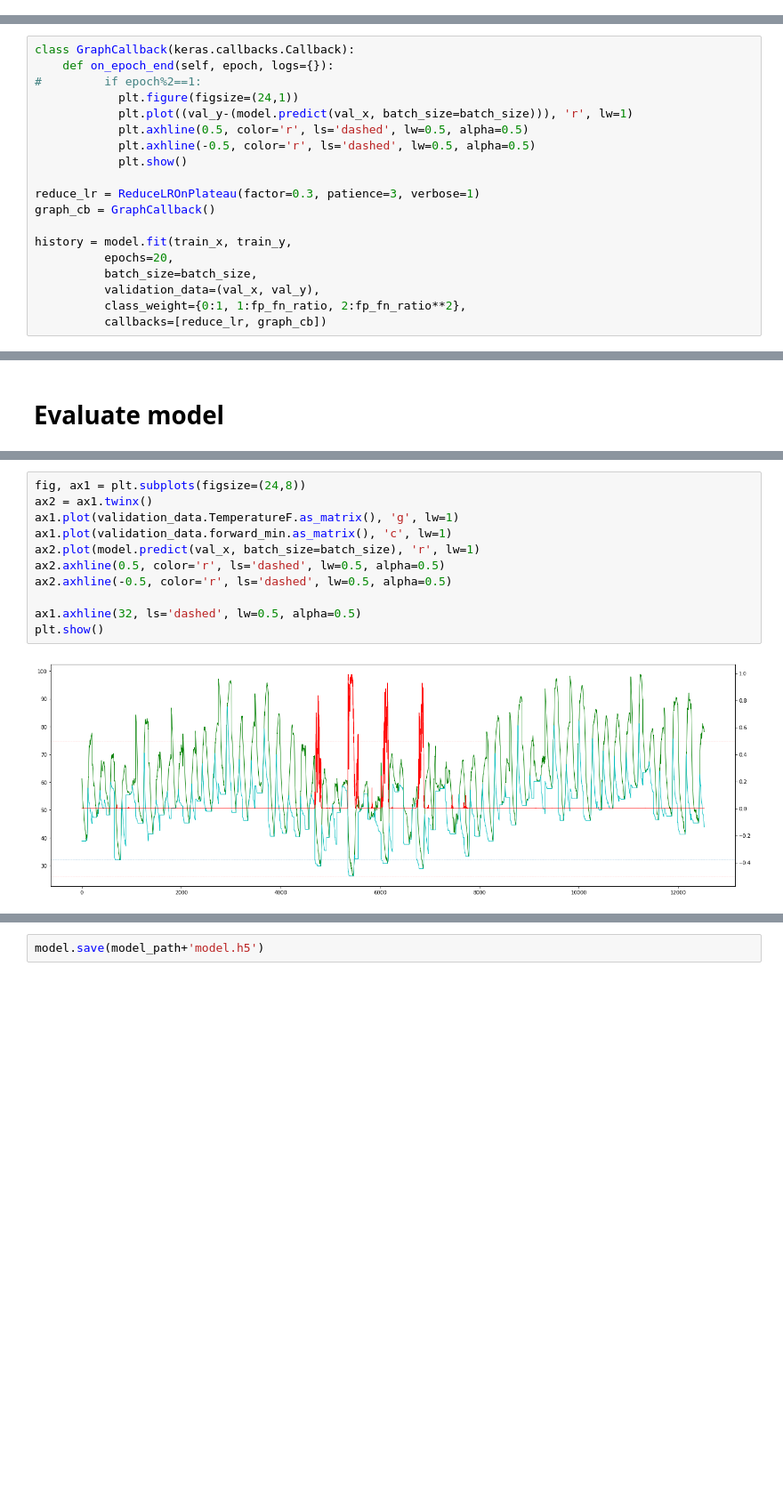
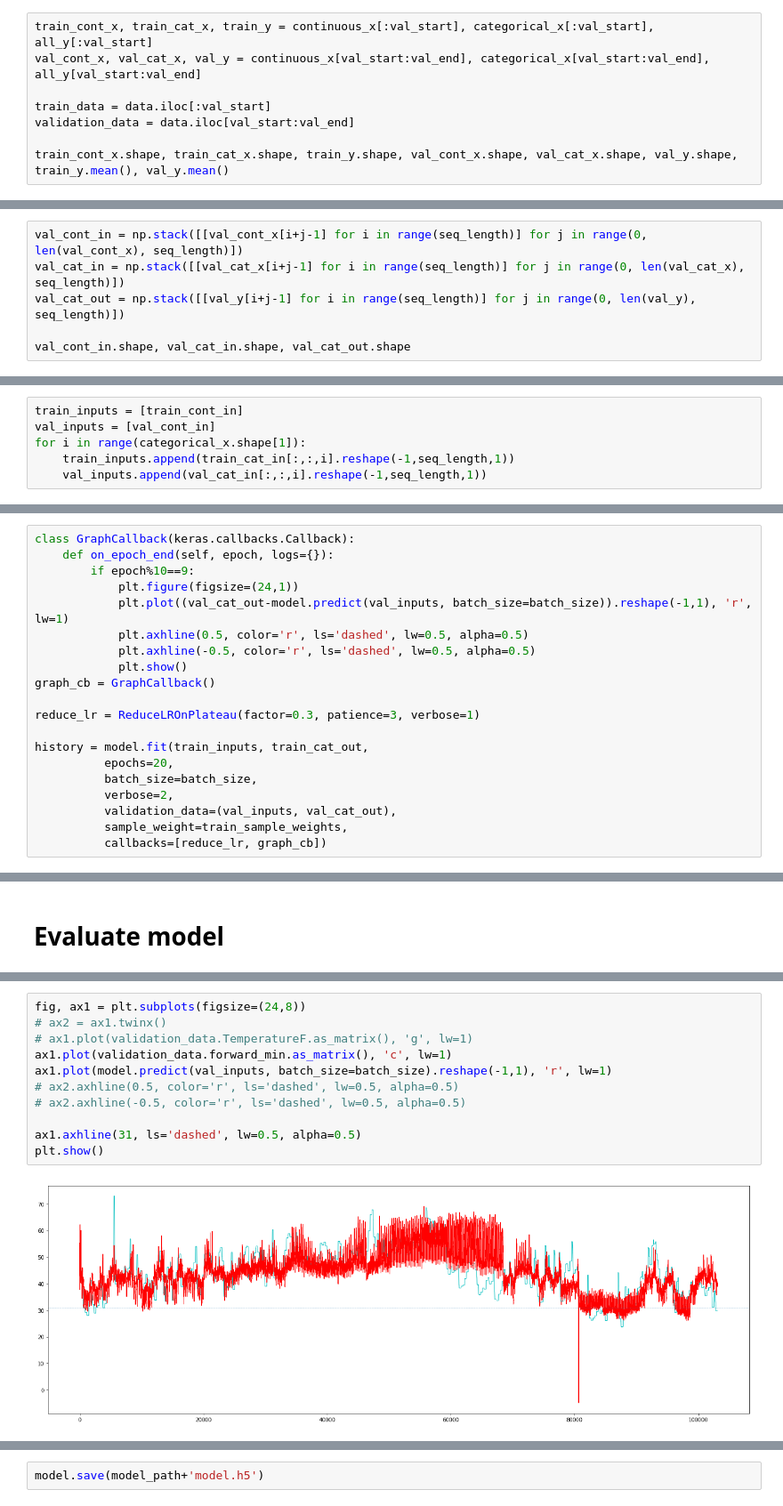
Before and after one commit to CienegaOrchards/Learning, a Jupyter notebook: Weather supplemental data.ipynb, the cells around one changed output, grey strips where cells are left out. Shown: that part at 89% size. Drawn from its saved outputs; the diff is of its cells as text; blank space fills up the shorter version.

Commit message:
Update to use embeddings for categorical data; various tweaks all over

```diff
--- a/Weather supplemental data.ipynb
+++ b/Weather supplemental data.ipynb
@@ -217,0 +126,8 @@ _________________________________________________________________
+# %%
+train_cont_x, train_cat_x, train_y = continuous_x[:val_start], categorical_x[:val_start], all_y[:val_start]
+val_cont_x, val_cat_x, val_y = continuous_x[val_start:val_end], categorical_x[val_start:val_end], all_y[val_start:val_end]
+
+train_data = data.iloc[:val_start]
+validation_data = data.iloc[val_start:val_end]
+
+train_cont_x.shape, train_cat_x.shape, train_y.shape, val_cont_x.shape, val_cat_x.shape, val_y.shape, train_y.mean(), val_y.mean()
@@ -217,0 +158,6 @@ _________________________________________________________________
+# %%
+val_cont_in = np.stack([[val_cont_x[i+j-1] for i in range(seq_length)] for j in range(0, len(val_cont_x), seq_length)])
+val_cat_in = np.stack([[val_cat_x[i+j-1] for i in range(seq_length)] for j in range(0, len(val_cat_x), seq_length)])
+val_cat_out = np.stack([[val_y[i+j-1] for i in range(seq_length)] for j in range(0, len(val_y), seq_length)])
+
+val_cont_in.shape, val_cat_in.shape, val_cat_out.shape
@@ -217,0 +166,6 @@ _________________________________________________________________
+# %%
+train_inputs = [train_cont_in]
+val_inputs = [val_cont_in]
+for i in range(categorical_x.shape[1]):
+    train_inputs.append(train_cat_in[:,:,i].reshape(-1,seq_length,1))
+    val_inputs.append(val_cat_in[:,:,i].reshape(-1,seq_length,1))
@@ -224,20 +241,21 @@ I also have a callback to automatically lower the learning rate when progress st
 # %%
 class GraphCallback(keras.callbacks.Callback):
     def on_epoch_end(self, epoch, logs={}):
-#         if epoch%2==1:
+        if epoch%10==9:
             plt.figure(figsize=(24,1))
-            plt.plot((val_y-(model.predict(val_x, batch_size=batch_size))), 'r', lw=1)
+            plt.plot((val_cat_out-model.predict(val_inputs, batch_size=batch_size)).reshape(-1,1), 'r', lw=1)
             plt.axhline(0.5, color='r', ls='dashed', lw=0.5, alpha=0.5)
             plt.axhline(-0.5, color='r', ls='dashed', lw=0.5, alpha=0.5)
             plt.show()
+graph_cb = GraphCallback()
 
 reduce_lr = ReduceLROnPlateau(factor=0.3, patience=3, verbose=1)
-graph_cb = GraphCallback()
 
-history = model.fit(train_x, train_y,
+history = model.fit(train_inputs, train_cat_out,
           epochs=20,
           batch_size=batch_size,
-          validation_data=(val_x, val_y),
-          class_weight={0:1, 1:fp_fn_ratio, 2:fp_fn_ratio**2},
+          verbose=2,
+          validation_data=(val_inputs, val_cat_out),
+          sample_weight=train_sample_weights,
           callbacks=[reduce_lr, graph_cb])
 # %% [output]
@@ -271,14 +318,14 @@ dict_keys(['val_loss', 'lr', 'binary_accuracy', 'val_binary_accuracy', 'loss'])
 # %%
 fig, ax1 = plt.subplots(figsize=(24,8))
-ax2 = ax1.twinx()
-ax1.plot(validation_data.TemperatureF.as_matrix(), 'g', lw=1)
+# ax2 = ax1.twinx()
+# ax1.plot(validation_data.TemperatureF.as_matrix(), 'g', lw=1)
 ax1.plot(validation_data.forward_min.as_matrix(), 'c', lw=1)
-ax2.plot(model.predict(val_x, batch_size=batch_size), 'r', lw=1)
-ax2.axhline(0.5, color='r', ls='dashed', lw=0.5, alpha=0.5)
-ax2.axhline(-0.5, color='r', ls='dashed', lw=0.5, alpha=0.5)
+ax1.plot(model.predict(val_inputs, batch_size=batch_size).reshape(-1,1), 'r', lw=1)
+# ax2.axhline(0.5, color='r', ls='dashed', lw=0.5, alpha=0.5)
+# ax2.axhline(-0.5, color='r', ls='dashed', lw=0.5, alpha=0.5)
 
-ax1.axhline(32, ls='dashed', lw=0.5, alpha=0.5)
+ax1.axhline(31, ls='dashed', lw=0.5, alpha=0.5)
 plt.show()
 # %% [output]
-[figure, old version]
+[figure, new version]
 # %%
```
Also changed, not shown: parts of 28 cells of this notebook, 3 other files.
